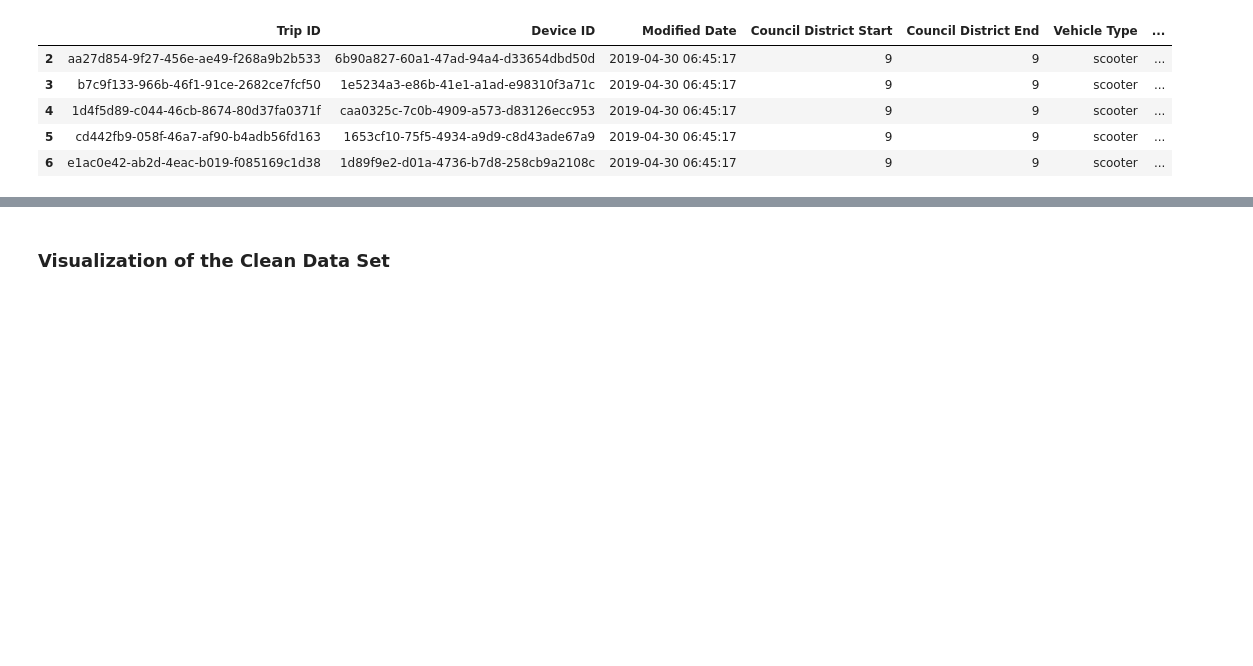
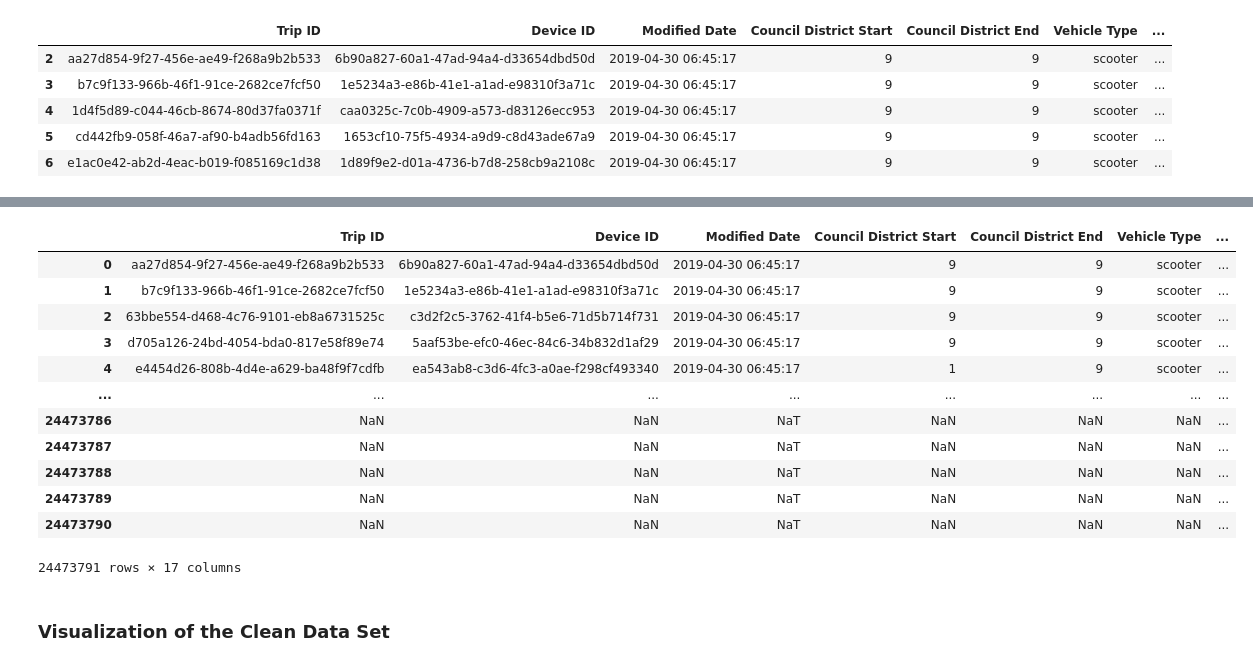
Before and after one commit to sheetalbongale/Scooters-In-Austin-Data-Analysis, a Jupyter notebook: notebooks/shared_mobility_AODP/shared_mobility_data_wrangling.ipynb, the cells around one changed output, grey strips where cells are left out. Drawn from its saved outputs; the diff is of its cells as text; code cells hidden in the pictures; blank space fills up the shorter version.

```diff
--- a/notebooks/shared_mobility_AODP/shared_mobility_data_wrangling.ipynb
+++ b/notebooks/shared_mobility_AODP/shared_mobility_data_wrangling.ipynb
@@ -229,3 +327,22 @@ Name: Census GEOID End, Length: 272, dtype: int64
+# %%
+df = df.rename(columns={'Zipcode': 'Zipcode End'}, inplace=True)
+df
+# %%
+df
+# %% [output]
+|  | Trip ID | Device ID | Modified Date | Council District Start | Council District End | Vehicle Type | ... |
+| 0 | aa27d854-9f27-456e-ae49-f268a9b2b533 | 6b90a827-60a1-47ad-94a4-d33654dbd50d | 2019-04-30 06:45:17 | 9 | 9 | scooter | ... |
+| 1 | b7c9f133-966b-46f1-91ce-2682ce7fcf50 | 1e5234a3-e86b-41e1-a1ad-e98310f3a71c | 2019-04-30 06:45:17 | 9 | 9 | scooter | ... |
+| 2 | 63bbe554-d468-4c76-9101-eb8a6731525c | c3d2f2c5-3762-41f4-b5e6-71d5b714f731 | 2019-04-30 06:45:17 | 9 | 9 | scooter | ... |
+| 3 | d705a126-24bd-4054-bda0-817e58f89e74 | 5aaf53be-efc0-46ec-84c6-34b832d1af29 | 2019-04-30 06:45:17 | 9 | 9 | scooter | ... |
+| 4 | e4454d26-808b-4d4e-a629-ba48f9f7cdfb | ea543ab8-c3d6-4fc3-a0ae-f298cf493340 | 2019-04-30 06:45:17 | 1 | 9 | scooter | ... |
+| ... | ... | ... | ... | ... | ... | ... | ... |
+| 24473786 | NaN | NaN | NaT | NaN | NaN | NaN | ... |
+| 24473787 | NaN | NaN | NaT | NaN | NaN | NaN | ... |
+| 24473788 | NaN | NaN | NaT | NaN | NaN | NaN | ... |
+| 24473789 | NaN | NaN | NaT | NaN | NaN | NaN | ... |
+| 24473790 | NaN | NaN | NaT | NaN | NaN | NaN | ... |
+24473791 rows × 17 columns
 # %% [markdown]
 ### Visualization of the Clean Data Set
 # %%
```
Also changed, not shown: parts of 24 cells of this notebook, 7 other files.
